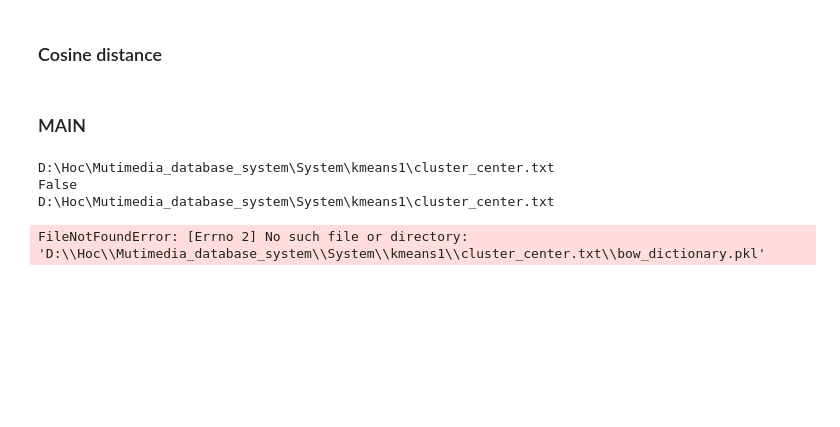
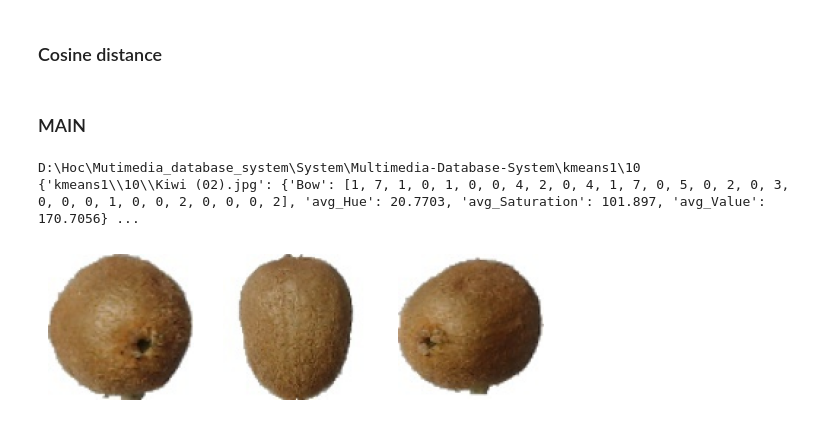
Before and after one commit to NhatKhongBeo/Multimedia-Database-System, a Jupyter notebook: main.ipynb, the cells around one changed output. Drawn from its saved outputs; the diff is of its cells as text; code cells hidden in the pictures; blank space fills up the shorter version.

```diff
--- a/main.ipynb
+++ b/main.ipynb
@@ -9,7 +9,7 @@ from feature import *
 # %% [markdown]
 ### Load image file
 # %%
-image_path = "D:\\Hoc\\Mutimedia_database_system\\System\\Multimedia-Database-System\\Banana (10).jpg"
+image_path = "D:\\Hoc\\Mutimedia_database_system\\System\\Multimedia-Database-System\\kmeans1\\10\\Kiwi (03).jpg"
 image = cv.imread(image_path)
 # %% [markdown]
 ### Create and distance center distance
@@ -28,6 +28,7 @@ def euclidean_distance(vector1, vector2):
     return np.linalg.norm(vector1 - vector2)
 
 def find_Center(point, centers):
+    point = np.array(point)
     min_distance = float('inf')
     closest_center = None
     closest_index = -1
@@ -46,20 +47,17 @@ def find_Center(point, centers):
 ### find cluster function
 # %%
 def find_cluster(point):
-    folder_path = "D:\\Hoc\\Mutimedia_database_system\\System\\kmeans1"
+    folder_path = "D:\\Hoc\\Mutimedia_database_system\\System\\Multimedia-Database-System\\kmeans1"
     filename ="cluster_center.txt"
     file_path = os.path.join(folder_path, filename)
-    print(file_path)
-    print(os.path.exists(file_path))
+
     while os.path.exists(file_path):
-        print(1)
         centers = Centers(file_path)
         center, index = find_Center(point, centers)
-        print(center,index)
-        folder_path = os.path.join(folder_path, str(index.item()))
+        folder_path = os.path.join(folder_path, str(index))
         file_path = os.path.join(folder_path, filename)
 
-    return file_path
+    return folder_path
 # %% [markdown]
 ### Cosine distance
 # %%
@@ -87,37 +85,36 @@ with open(metadata_path,"r") as file:
 
         dict_value = eval(value)
 
         for key1,value1 in dict_value.items():
             if isinstance(value1, list):
                 pass
             else:
                 try:
                     dict_value[key1] = float(value1)
                 except ValueError:
                     pass
 
         metadata[key] = dict_value
 
-
-for key, value in metadata:
+print(metadata)
+for key in metadata:
     dict_tmp = metadata[key]
     feature = dict_tmp['Bow']
     distance = cosin_distance(image_feature, feature)
     metadata[key]=distance
 
-sorted_metadata = sorted(metadata.items(), key=lambda x: x[1])[:3]
+sorted_metadata = sorted(metadata.items(), key=lambda x: x[1],reverse=True)[:3]
 
 fig, axes = plt.subplots(1, 3)
 
 for i,(path,_) in enumerate(sorted_metadata):
     image = cv.imread(path)
     image_rgb = cv.cvtColor(image, cv.COLOR_BGR2RGB)
     axes[i].imshow(image_rgb)
     axes[i].axis('off')
 
 plt.show()
 # %% [output]
-D:\Hoc\Mutimedia_database_system\System\kmeans1\cluster_center.txt
-False
-D:\Hoc\Mutimedia_database_system\System\kmeans1\cluster_center.txt
+D:\Hoc\Mutimedia_database_system\System\Multimedia-Database-System\kmeans1\10
+{'kmeans1\\10\\Kiwi (02).jpg': {'Bow': [1, 7, 1, 0, 1, 0, 0, 4, 2, 0, 4, 1, 7, 0, 5, 0, 2, 0, 3, 0, 0, 0, 1, 0, 0, 2, 0, 0, 0, 2], 'avg_Hue': 20.7703, 'avg_Saturation': 101.897, 'avg_Value': 170.7056} ...
-FileNotFoundError: [Errno 2] No such file or directory: 'D:\\Hoc\\Mutimedia_database_system\\System\\kmeans1\\cluster_center.txt\\bow_dictionary.pkl'
+[figure, added]
```
